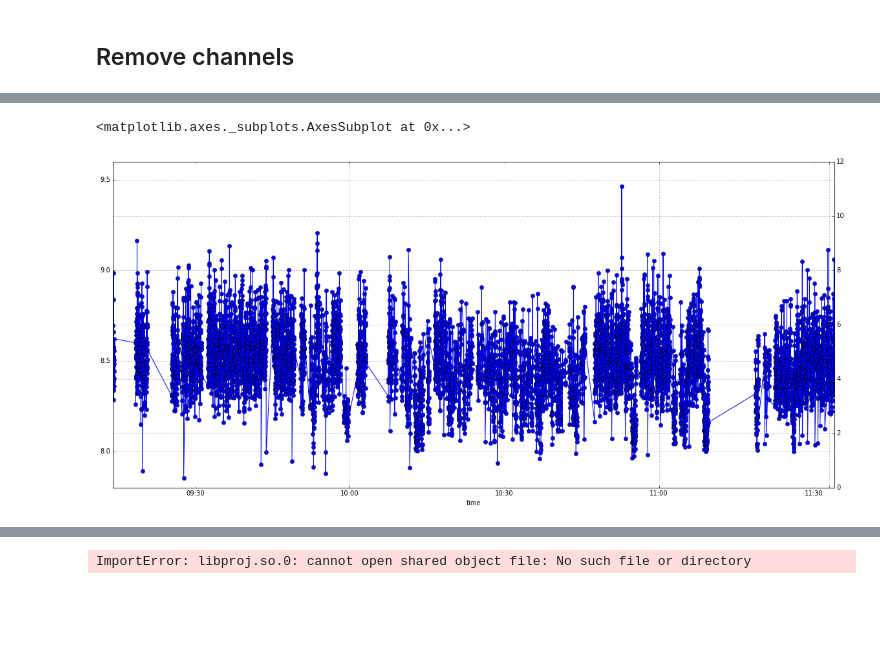
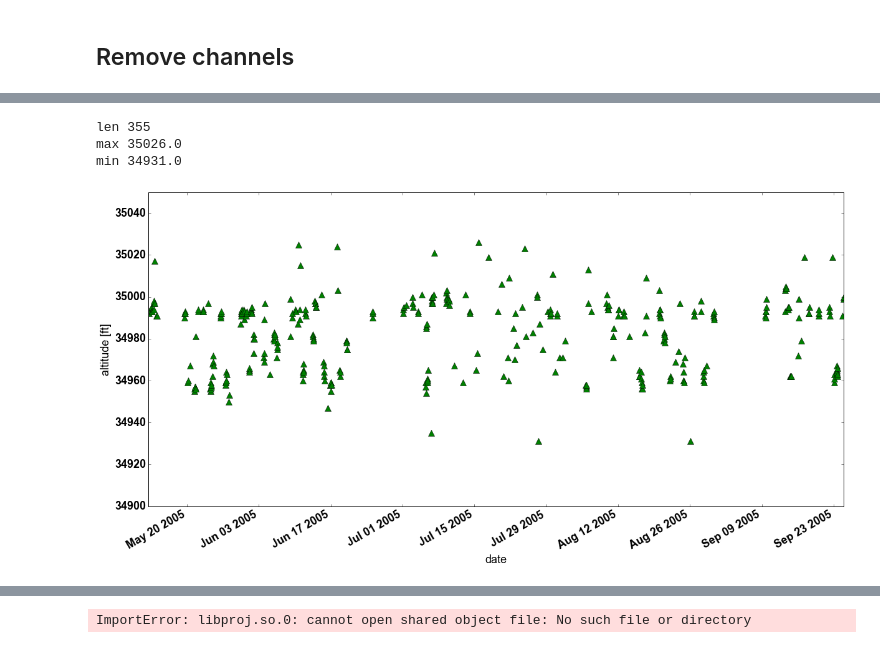
Before and after one commit to ODZ-UJF-AV-CR/FD, a Jupyter notebook: FD_analyse.ipynb, the cells around one changed output, grey strips where cells are left out. Drawn from its saved outputs; the diff is of its cells as text; code cells hidden in the pictures; blank space fills up the shorter version.

Commit message:
rounded data

```diff
--- a/FD_analyse.ipynb
+++ b/FD_analyse.ipynb
@@ -132,10 +113,19 @@ dfSi
-# %%
-dff['FD'].plot(figsize=(20, 10))
-
-plt.twinx()
-#df['alt'].plot(figsize=(20,10), color='red')
-df['H'].plot(figsize=(20,10), marker='o')
-#df['DSi'].plot(figsize=(20,10), marker='o')
-# %% [output]
-<matplotlib.axes._subplots.AxesSubplot at 0x...>
-[figure, removed]
+# %%
+plt.figure(figsize=(20, 10))
+dfOUT = dfSi[dfSi.alt>=34930]
+dfOUT = dfOUT[dfOUT.alt<=35030]
+dfOUT = dfOUT.resample('60MIN', how='mean')
+dfOUT = dfOUT.dropna()
+dfOUT = dfOUT.round({'lat':5,'lon':5,'alt':0,'DSi':2,'DSi2':2,'count':1,'countL':1,'countH':1,'H':2,'E':2,'NMLS':3,'NMFS':3})
+plt.ylim([34900,35050])
+plt.ylabel('altitude [ft]')
+dfOUT['alt'].plot(marker='^', color='green',linestyle='None', markersize=10)
+print 'len', len(dfOUT)
+print 'max', dfOUT['alt'].max()
+print 'min', dfOUT['alt'].min()
+dfOUT.to_csv('Liulin_NM_35000ft_1h.csv')
+# %% [output]
+len 355
+max 35026.0
+min 34931.0
+[figure, added]
```
Also changed, not shown: parts of 4 cells of this notebook.
